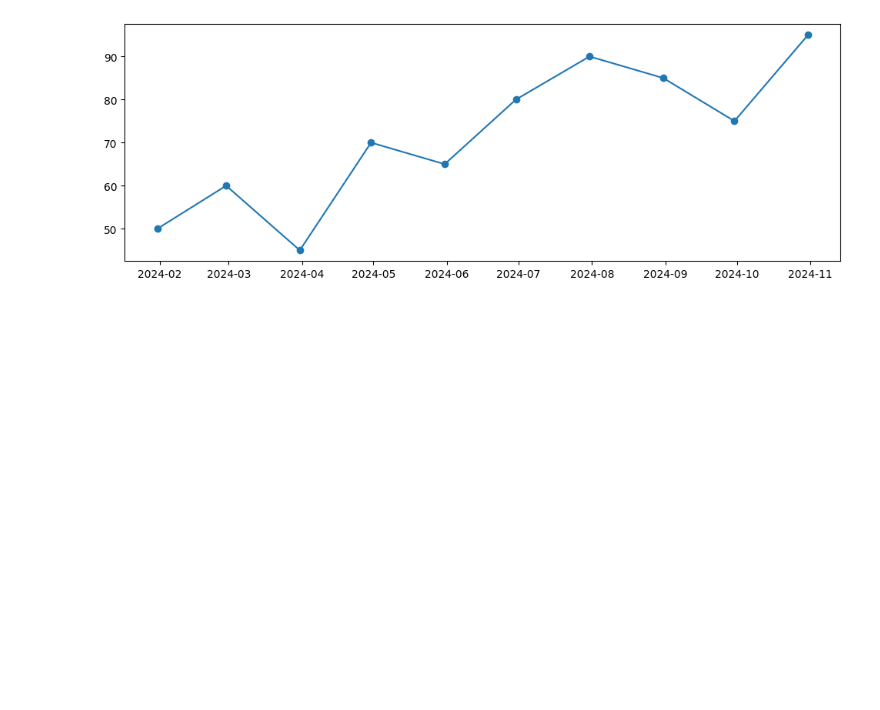
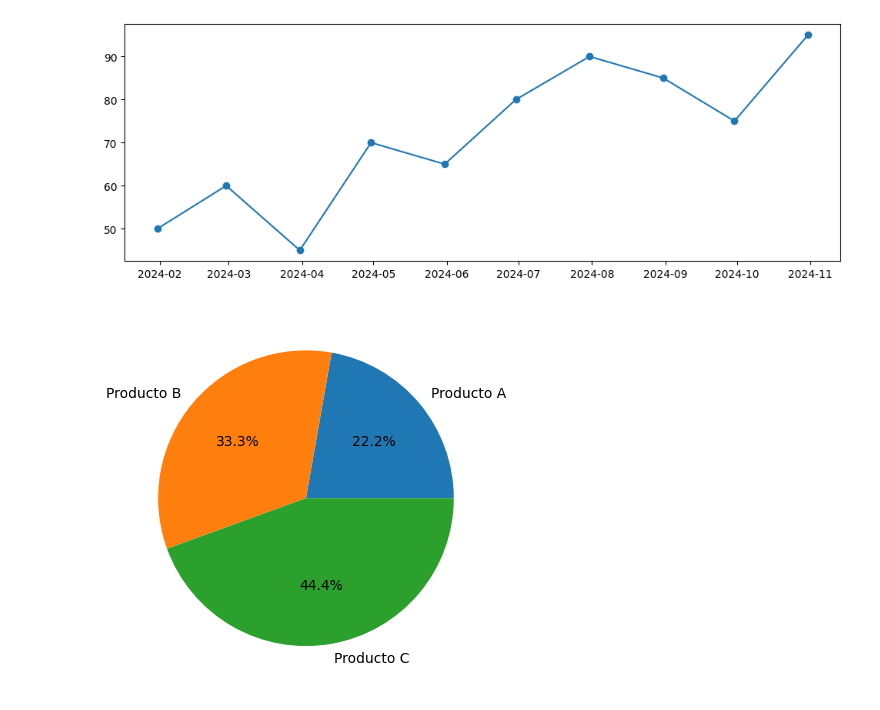
Before and after one commit to vizcardo1199/python-statitics, a Jupyter notebook: Python-scripts/excel-py/graficos-excel.ipynb, the cells around one changed output. Saved outputs shown, nothing was run; the diff lists cells and outputs as text; code cells hidden in the pictures; blank space fills up the shorter version.

```diff
--- a/Python-scripts/excel-py/graficos-excel.ipynb
+++ b/Python-scripts/excel-py/graficos-excel.ipynb
@@ -51,3 +51,16 @@ plt.plot(fechas , producto_a['Cantidad_Vendida'] , marker='o')
 plt.show()
 # %% [output]
 [figure]
+# %%
+#grafico circular (proporcion de ingresos por producto)
+
+#los ingresos total por producto
+
+ventas_productos['Ingresos'] = ventas_productos['Cantidad_Vendida'] * ventas_productos['Precio_Unitario']
+ingresos_totales = ventas_productos.groupby('Producto')['Ingresos'].sum()
+
+#crear el grafico circular
+plt.pie(ingresos_totales,labels = ingresos_totales.index , autopct='%1.1f%%')
+plt.show()
+# %% [output]
+[figure, added]
```
Also changed, not shown: parts of 5 cells of this notebook, 1 other file.
